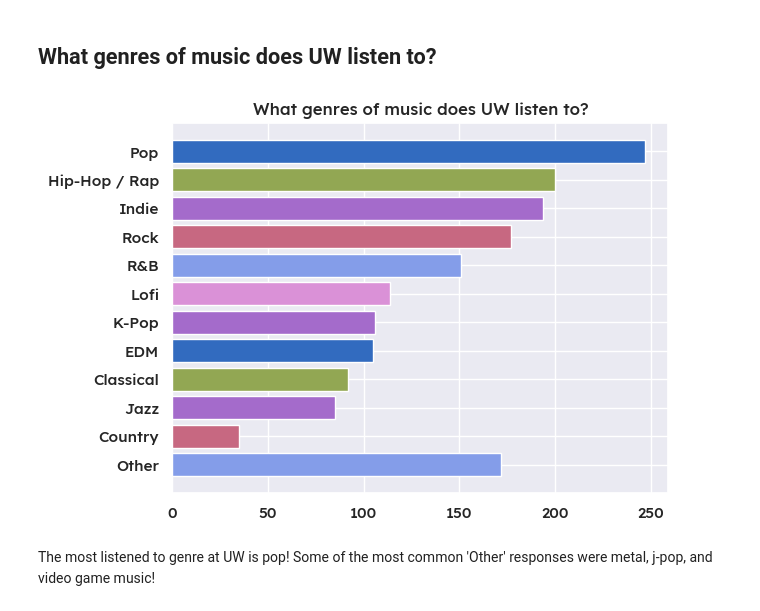
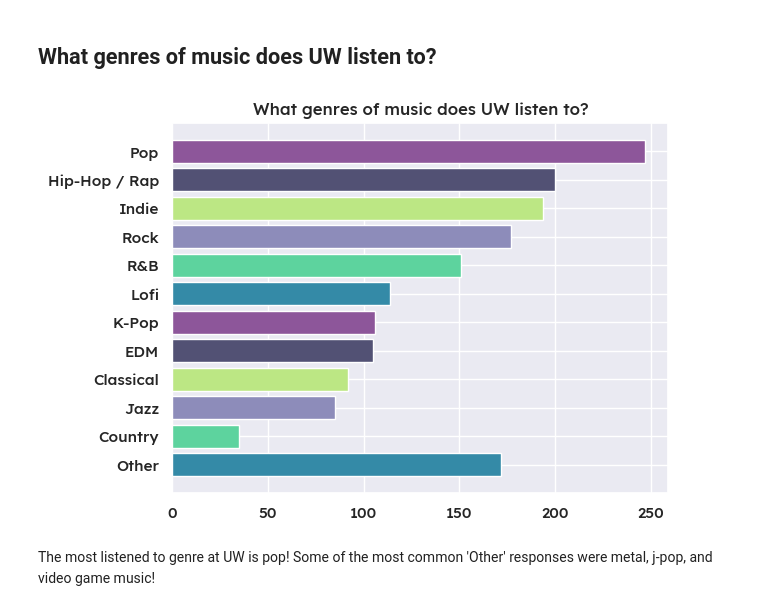
Before and after one commit to adam-han/uwaterloo-music, a Jupyter notebook: uw-music-dataviz.ipynb, the cells around one changed output. Cells and saved outputs as stored; diff of their text form; code cells hidden in the pictures.

```diff
--- a/uw-music-dataviz.ipynb
+++ b/uw-music-dataviz.ipynb
@@ -23,13 +23,10 @@ sns.set(font=prop.get_name())
 
 # colour palette for all visualizations
 
-# add custom color palette once design idea is finished ---------
-my_palette = ["#849de9", "#C76881", "#A46BCB",
-              "#92A753", "#326bbf", "#A46BCB", "#DA91D7"]
+# custom color palette
+my_palette = ["#348AA7", "#5DD39E", "#8D8CBA", "#BCE784", "#525174", "#8D569A"]
 sns.set_palette(my_palette)
 custom_palette  = ListedColormap(my_palette)
-
-#sns.set_palette("hls") # remove later
 # %% [markdown]
 ## Do UW students listen to music when studying?
 # %%
@@ -212,34 +233,40 @@ genres_data = genres_raw_data.str.split(', ').explode().tolist()
 genre_counts = {
     'Other': 0,
     'Country': 0,
     'Jazz': 0,
     'Classical': 0,
     'EDM': 0,
     'K-Pop': 0,
     'Lofi': 0,
     'R&B': 0,
     'Rock': 0,
     'Indie': 0,
     'Hip-Hop / Rap': 0,
     'Pop': 0
 }
 
 # count genres
 for genre in genres_data:
     if genre in genre_counts:
         genre_counts[genre] += 1
     else:
         genre_counts['Other'] += 1
 
 
 # create bar graph
 keys = list(genre_counts.keys())
 values = list(genre_counts.values())
 
-plt.barh(keys, values, color=my_palette)
+fig = plt.figure(facecolor='white')
+
+plt.barh(keys, values, color=my_palette, )
 plt.title('What genres of music does UW listen to?')
+
+# to save the file
+plt.savefig("genres.png")
+
 plt.show()
 # %% [output]
-[figure, old version]
+[figure, new version]
 # %% [markdown]
 The most listened to genre at UW is pop! Some of the most common 'Other' responses were metal, j-pop, and video game music!
```
Also changed, not shown: parts of 6 cells of this notebook.
